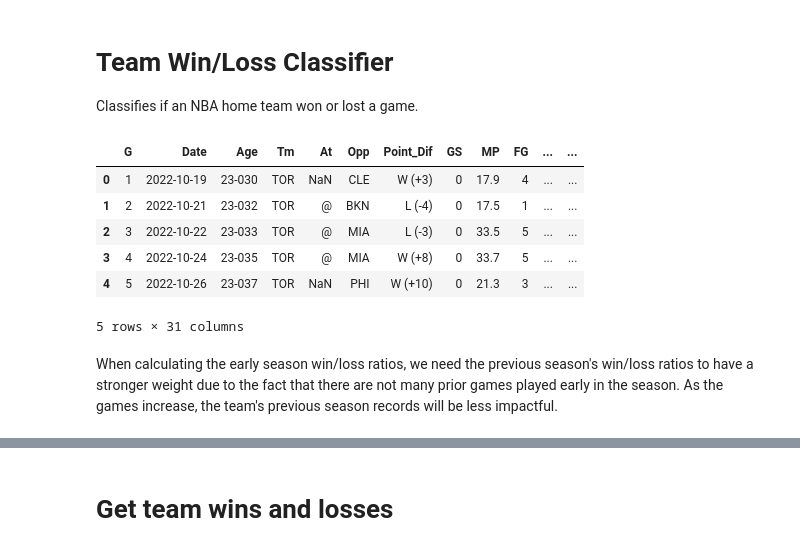
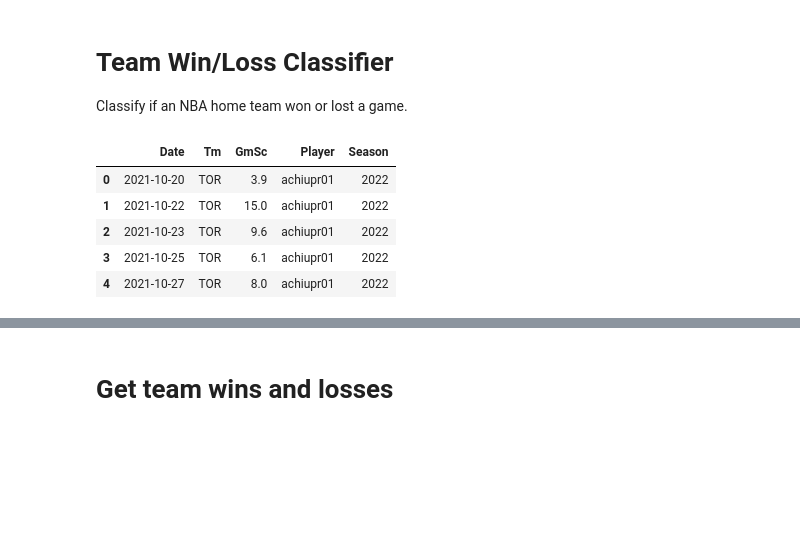
Before and after one commit to StephenFeddes/MachineLearningProject, a Jupyter notebook: classifyGames.ipynb, the cells around one changed output, grey strips where cells are left out. Drawn from its saved outputs; the diff is of its cells as text; code cells hidden in the pictures; blank space fills up the shorter version.

```diff
--- a/classifyGames.ipynb
+++ b/classifyGames.ipynb
@@ -1,25 +1,21 @@
-# %% [markdown]
-# Team Win/Loss Classifier
-
-Classifies if an NBA home team won or lost a game.
+# %% [markdown]
+# Team Win/Loss Classifier
+
+Classify if an NBA home team won or lost a game.
 # %%
 import pandas as pd
+import numpy as np
 
-nba_data = pd.read_csv('2023_nba_games_data')
+nba_games_data = pd.read_csv('2022-2023_nba_games_data.csv')
+
+nba_player_data = nba_games_data[['Date', 'Tm', 'GmSc', 'Player', 'Season']]
 
 # Raw dataset containing every game every NBA player in 2023.
-# In later versions of the model, we can consider things like a player's
-# GmSc (a quantifier of how impactful a player was on the game) and classify if the home team will win or not based on
-# average gmSc/minute of each player that will be starting. Thus, if Philadelphia has a great record but Joel Embiid is resting
-# for the game, we may lean towards classifying Philadelphia as losing that home game.
-nba_data.head(5)
+nba_player_data.head(5)
 # %% [output]
-|  | G | Date | Age | Tm | At | Opp | Point_Dif | GS | MP | FG | ... | ... |
-| 0 | 1 | 2022-10-19 | 23-030 | TOR | NaN | CLE | W (+3) | 0 | 17.9 | 4 | ... | ... |
-| 1 | 2 | 2022-10-21 | 23-032 | TOR | @ | BKN | L (-4) | 0 | 17.5 | 1 | ... | ... |
-| 2 | 3 | 2022-10-22 | 23-033 | TOR | @ | MIA | L (-3) | 0 | 33.5 | 5 | ... | ... |
-| 3 | 4 | 2022-10-24 | 23-035 | TOR | @ | MIA | W (+8) | 0 | 33.7 | 5 | ... | ... |
-| 4 | 5 | 2022-10-26 | 23-037 | TOR | NaN | PHI | W (+10) | 0 | 21.3 | 3 | ... | ... |
+|  | Date | Tm | GmSc | Player | Season |
+| 0 | 2021-10-20 | TOR | 3.9 | achiupr01 | 2022 |
+| 1 | 2021-10-22 | TOR | 15.0 | achiupr01 | 2022 |
+| 2 | 2021-10-23 | TOR | 9.6 | achiupr01 | 2022 |
+| 3 | 2021-10-25 | TOR | 6.1 | achiupr01 | 2022 |
+| 4 | 2021-10-27 | TOR | 8.0 | achiupr01 | 2022 |
-5 rows × 31 columns
-# %% [markdown]
-When calculating the early season win/loss ratios, we need the previous season's win/loss ratios to have a stronger weight due to the fact that there are not many prior games played early in the season. As the games increase, the team's previous season records will be less impactful.
```
Also changed, not shown: parts of 19 cells of this notebook, 4 other files.
